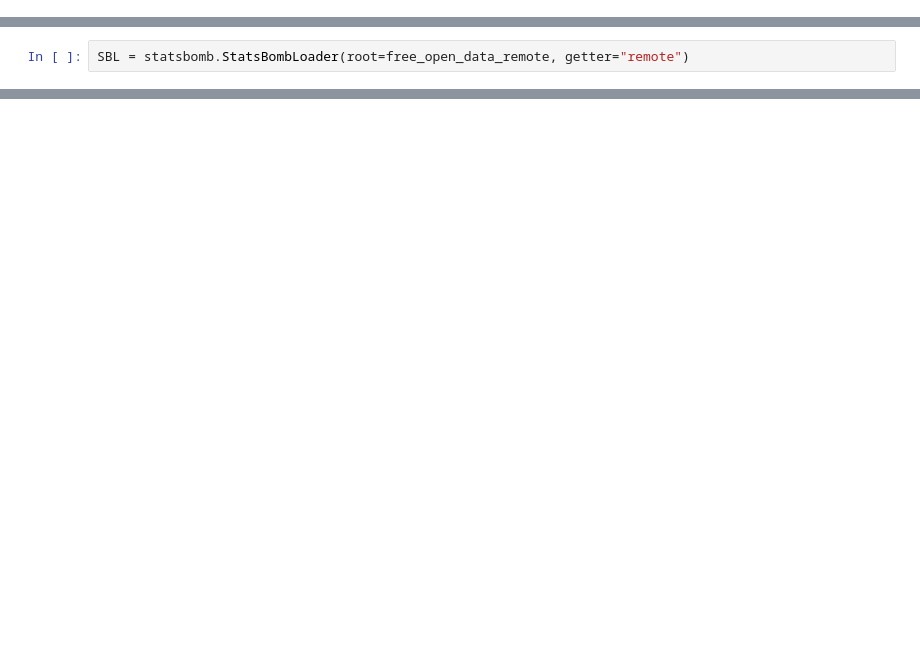
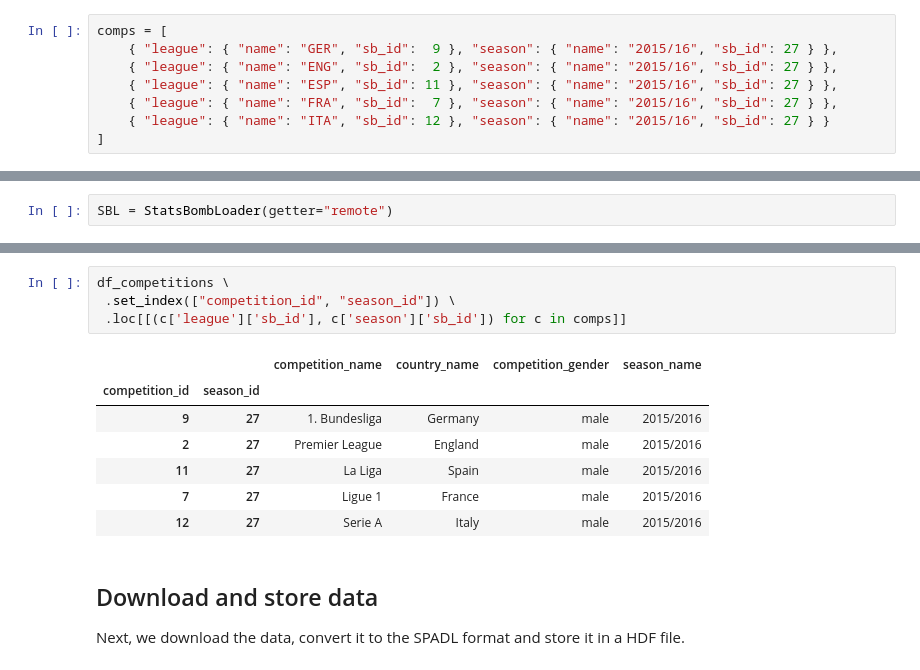
Before and after one commit to ML-KULeuven/soccer_xg, a Jupyter notebook: notebooks/1-load-and-convert-statsbomb-data.ipynb, the cells around one changed output, grey strips where cells are left out. Drawn from its saved outputs; the diff is of its cells as text; blank space fills up the shorter version.

```diff
--- a/notebooks/1-load-and-convert-statsbomb-data.ipynb
+++ b/notebooks/1-load-and-convert-statsbomb-data.ipynb
@@ -35,0 +18,8 @@ free_open_data_remote = "https://raw.githubusercontent.com/statsbomb/open-data/m
+# %%
+comps = [
+    { "league": { "name": "GER", "sb_id":  9 }, "season": { "name": "2015/16", "sb_id": 27 } },
+    { "league": { "name": "ENG", "sb_id":  2 }, "season": { "name": "2015/16", "sb_id": 27 } },
+    { "league": { "name": "ESP", "sb_id": 11 }, "season": { "name": "2015/16", "sb_id": 27 } },
+    { "league": { "name": "FRA", "sb_id":  7 }, "season": { "name": "2015/16", "sb_id": 27 } },
+    { "league": { "name": "ITA", "sb_id": 12 }, "season": { "name": "2015/16", "sb_id": 27 } }
+]
@@ -49,2 +37,2 @@ Directory ../data/statsbomb_opensource/raw created
 # %%
-SBL = statsbomb.StatsBombLoader(root=free_open_data_remote, getter="remote")
+SBL = StatsBombLoader(getter="remote")
@@ -127,0 +71,16 @@ map directly to c-types [inferred_type->mixed-integer,key->block2_values] [items
+# %%
+df_competitions \
+ .set_index(["competition_id", "season_id"]) \
+ .loc[[(c['league']['sb_id'], c['season']['sb_id']) for c in comps]]
+# %% [output]
+|  |  | competition_name | country_name | competition_gender | season_name |
+| competition_id | season_id |  |  |  |  |
+| 9 | 27 | 1. Bundesliga | Germany | male | 2015/2016 |
+| 2 | 27 | Premier League | England | male | 2015/2016 |
+| 11 | 27 | La Liga | Spain | male | 2015/2016 |
+| 7 | 27 | Ligue 1 | France | male | 2015/2016 |
+| 12 | 27 | Serie A | Italy | male | 2015/2016 |
+# %% [markdown]
+## Download and store data
+
+Next, we download the data, convert it to the SPADL format and store it in a HDF file.
```
Also changed, not shown: parts of 30 cells of this notebook, 5 other files.
